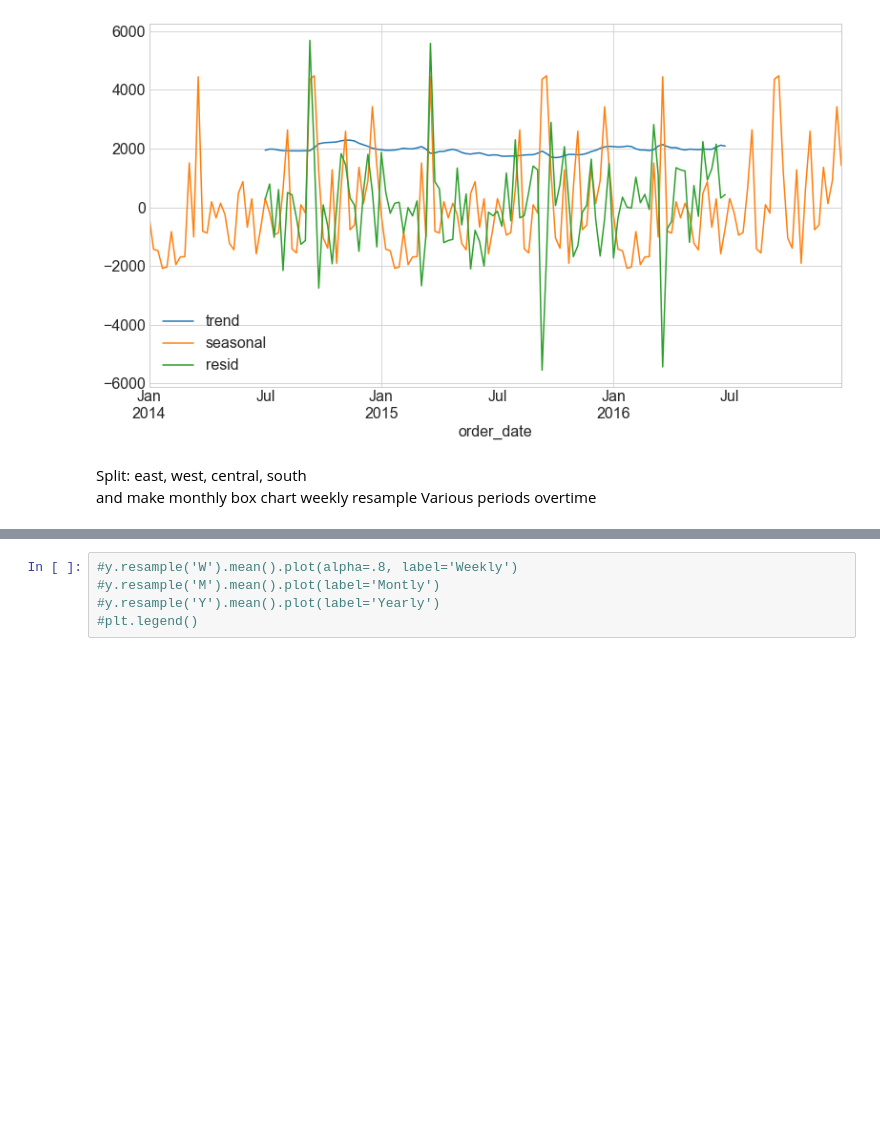
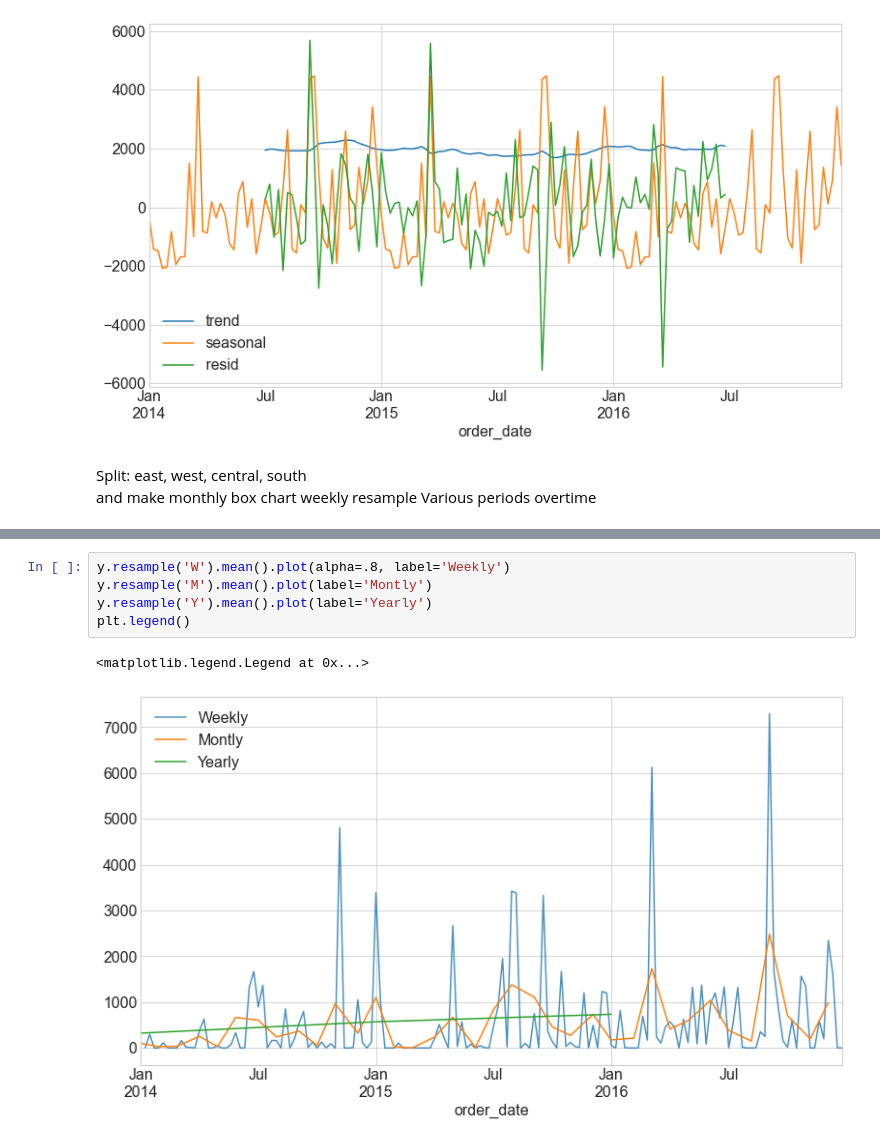
Before and after one commit to Innis-Superstore-Sales/time-series-project, a Jupyter notebook: explore.ipynb, the cells around one changed output, grey strips where cells are left out. Cells and saved outputs as stored; diff of their text form; blank space fills up the shorter version.

```diff
--- a/explore.ipynb
+++ b/explore.ipynb
@@ -186,5 +212,8 @@ Various periods overtime
 # %%
-#y.resample('W').mean().plot(alpha=.8, label='Weekly')
-#y.resample('M').mean().plot(label='Montly')
-#y.resample('Y').mean().plot(label='Yearly')
-#plt.legend()
+y.resample('W').mean().plot(alpha=.8, label='Weekly')
+y.resample('M').mean().plot(label='Montly')
+y.resample('Y').mean().plot(label='Yearly')
+plt.legend()
+# %% [output]
+<matplotlib.legend.Legend at 0x...>
+[figure, added]
```
Also changed, not shown: parts of 23 cells of this notebook.
